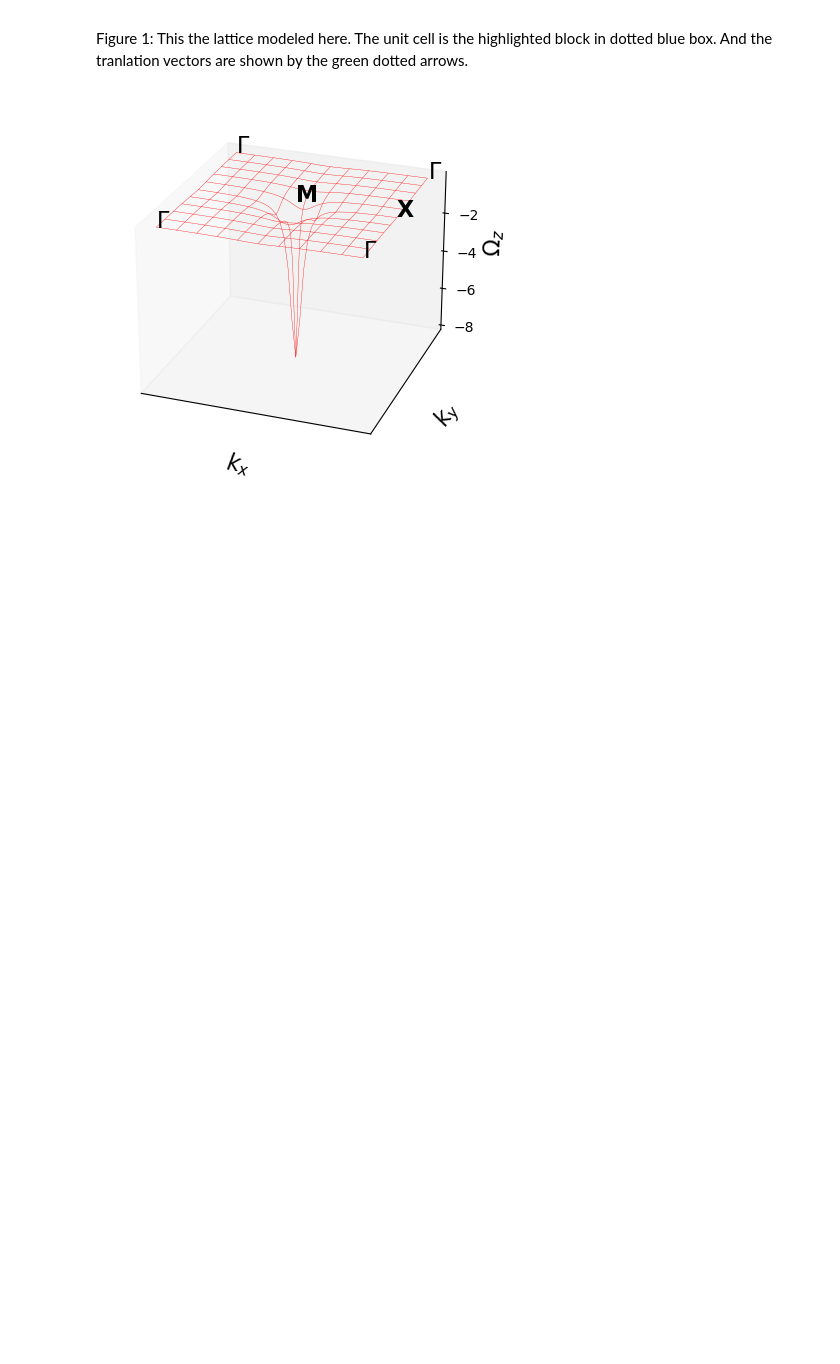
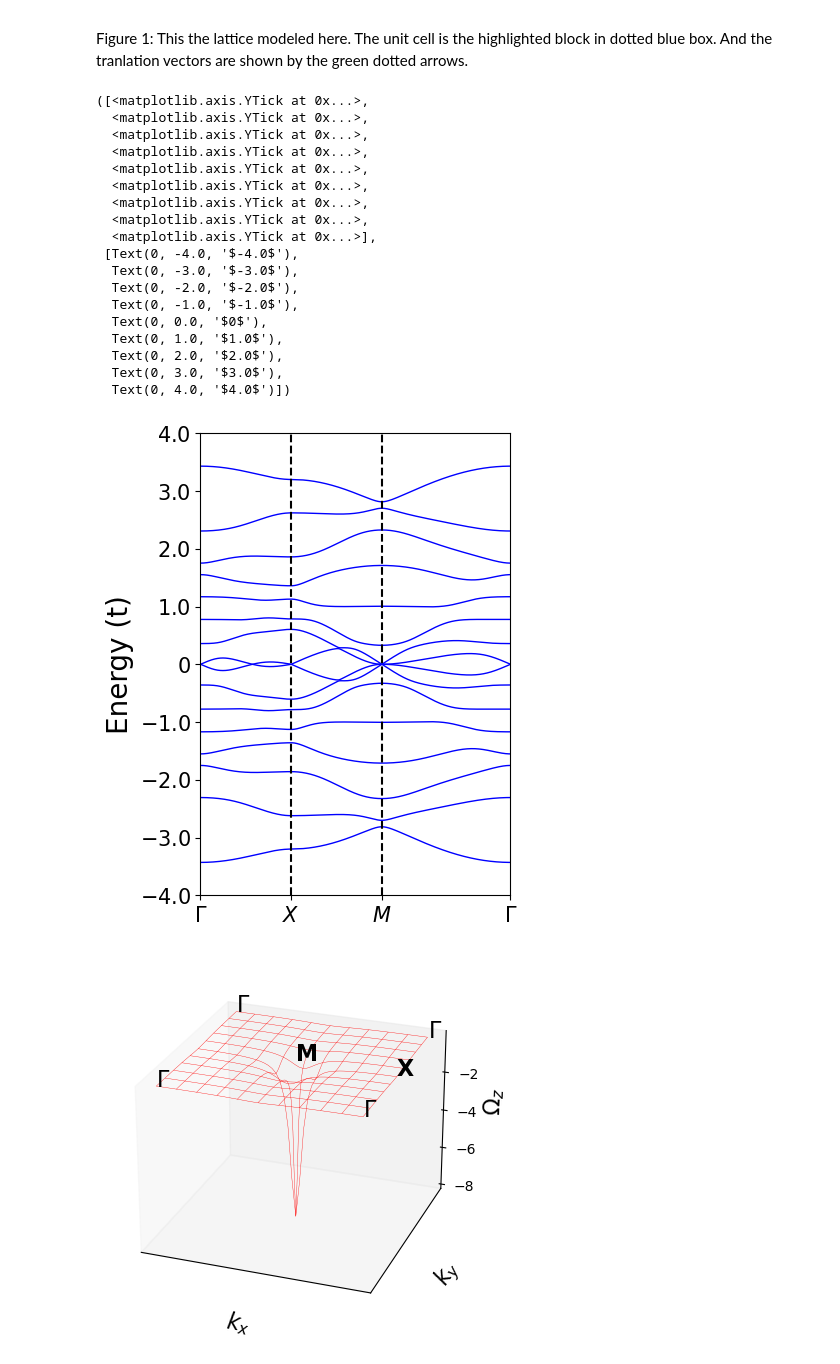
Before and after one commit to SATHEESH-D-M/THE-in-SkX, a Jupyter notebook: Square-skyrmion.ipynb, the cells around one changed output. Cells and saved outputs as stored; diff of their text form; code cells hidden in the pictures; blank space fills up the shorter version.

```diff
--- a/Square-skyrmion.ipynb
+++ b/Square-skyrmion.ipynb
@@ -177,6 +177,67 @@ def H_dy(kx, ky):
         Hij[left][i] = 0
         Hij[right][i] = 0
     return Hij
+# %%
+# Path in the reciprocal space
+GX = []
+XM = []
+MG = []
+for i in tqdm(range(0,1001)):
+    GX.append([0 + ( (3.14159 * i) / (2 * lamda * 1000) ), 0])
+    XM.append([3.14159/(2*lamda), 0 + ( (3.14159 * i) / (2 * lamda * 1000) )])
+for i in tqdm(range(0,1421)):
+    point = (3.14159/(2*lamda)) * ((1420 - i) / (1420))
+    MG.append([point, point])
+    point = 0
+
+band = np.zeros(((2 * lamda)**2, len(GX) + len(XM) + len(MG)))
+slno = [i+1 for i in range(len(GX) + len(XM) + len(MG))]
+
+for i in tqdm(range(0, len(GX))):
+    for b_index in range(0, (2 * lamda)**2):
+        band[b_index][i] = np.linalg.eigvalsh(H(GX[i][0], GX[i][1]))[b_index]
+
+for i in tqdm(range(0, len(XM))):
+    for b_index in range(0, (2 * lamda)**2):
+        band[b_index][len(GX) + i] = np.linalg.eigvalsh(H(XM[i][0], XM[i][1]))[b_index]
+
+for i in tqdm(range(0, len(MG))):
+    for b_index in range(0, (2 * lamda)**2):
+        band[b_index][len(GX) + len(XM) + i] = np.linalg.eigvalsh(H(MG[i][0], MG[i][1]))[b_index]
+
+# full band plot
+f = plt.figure(figsize=(4,6));
+for i in range((2 * lamda)**2):
+    plt.plot(slno, band[i], c = 'blue', linestyle ='-', linewidth = 1)
+
+plt.axvline(len(GX), c='k', linestyle='--')
+plt.axvline(len(GX) + len(XM) ,c='k', linestyle='--')
+plt.ylabel("Energy (t)", fontsize=20);         plt.axis('tight');
+plt.xlim(0, len(GX) + len(XM) + len(MG))
+# Customize x-axis ticks with Greek symbols
+plt.xticks([0, len(GX), len(GX) + len(XM), len(GX) + len(XM) + len(MG)],
+           [r'$\Gamma$', r'$X$', r'$M$', r'$\Gamma$'],fontsize=15)
+plt.yticks([-4.0, -3,  -2,  -1,  0,  1.0, 2.0,  3.0, 4.0], [r'$-4.0$', r'$-3.0$',  r'$-2.0$', r'$-1.0$',  r'$0$',  r'$1.0$',  r'$2.0$',  r'$3.0$', r'$4.0$'], size=15)
+# %% [output]
+([<matplotlib.axis.YTick at 0x...>,
+  <matplotlib.axis.YTick at 0x...>,
+  <matplotlib.axis.YTick at 0x...>,
+  <matplotlib.axis.YTick at 0x...>,
+  <matplotlib.axis.YTick at 0x...>,
+  <matplotlib.axis.YTick at 0x...>,
+  <matplotlib.axis.YTick at 0x...>,
+  <matplotlib.axis.YTick at 0x...>,
+  <matplotlib.axis.YTick at 0x...>],
+ [Text(0, -4.0, '$-4.0$'),
+  Text(0, -3.0, '$-3.0$'),
+  Text(0, -2.0, '$-2.0$'),
+  Text(0, -1.0, '$-1.0$'),
+  Text(0, 0.0, '$0$'),
+  Text(0, 1.0, '$1.0$'),
+  Text(0, 2.0, '$2.0$'),
+  Text(0, 3.0, '$3.0$'),
+  Text(0, 4.0, '$4.0$')])
+[figure, added]
 # %%
 # Berry curvature calculation
 grid_size = 50
```
